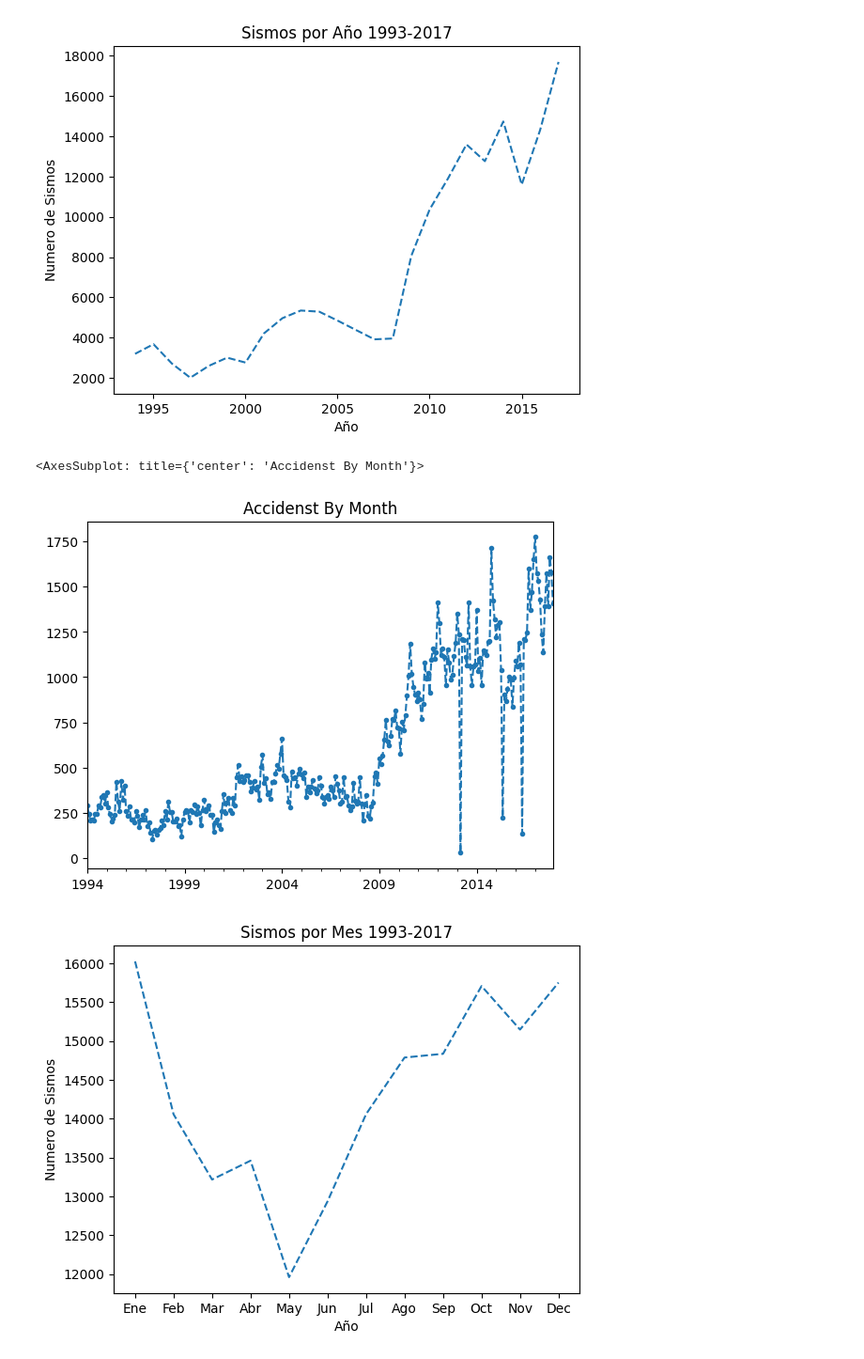
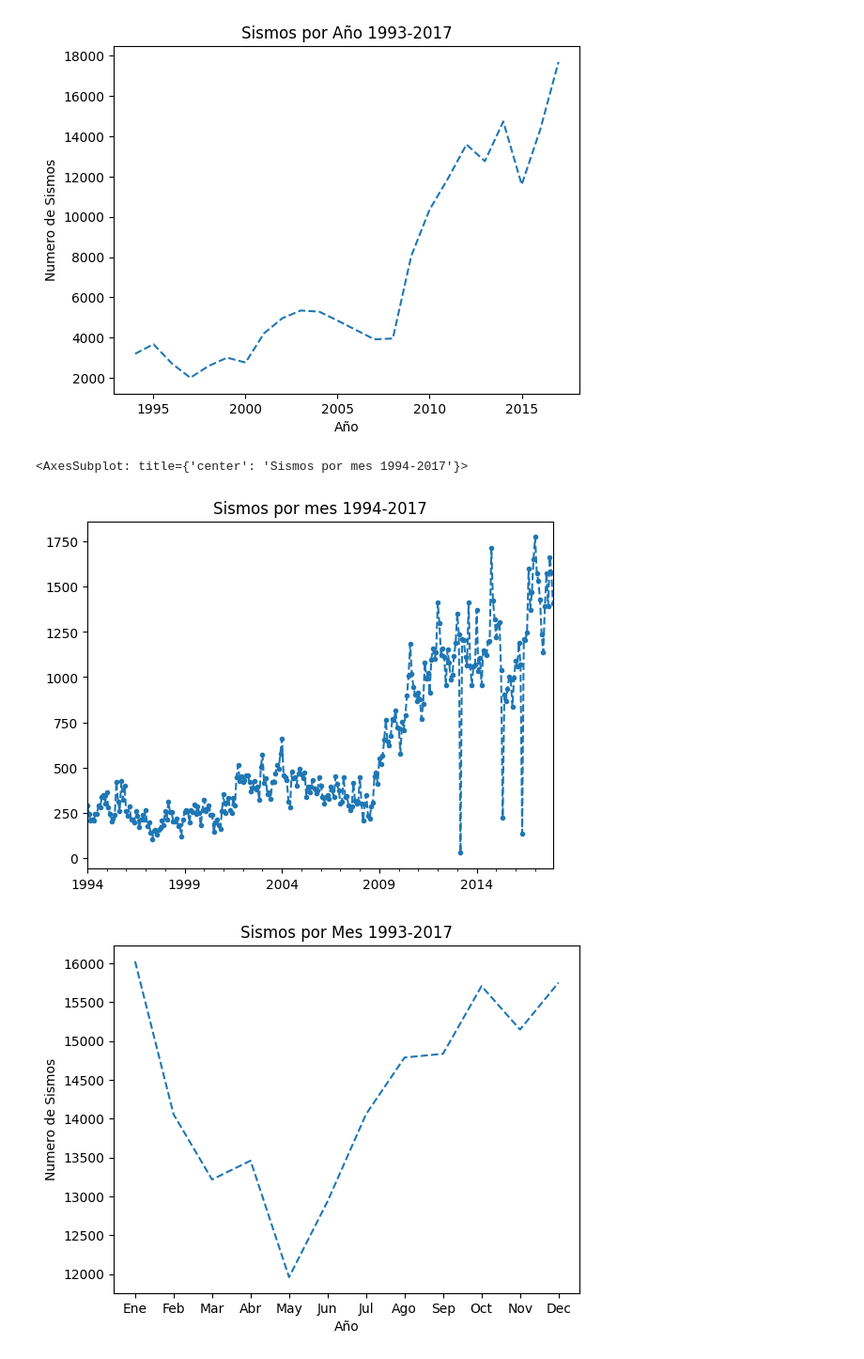
Before and after one commit to EDGAR-BARAHONA/Programacion-Python-Gis, a Jupyter notebook: Analitica/AnalisisSismico.ipynb, the cells around one changed output. Shown at 94% size. Saved outputs shown, nothing was run; the diff lists cells and outputs as text; code cells hidden in the pictures.

```diff
--- a/Analitica/AnalisisSismico.ipynb
+++ b/Analitica/AnalisisSismico.ipynb
@@ -132,10 +133,10 @@ gpsa.lines[0].set_linestyle("--")
 # %%
 month = sismos.FechaCompleta.dt.to_period(freq = 'M')
 monthly_accidents = month.value_counts().sort_index()
-monthly_accidents.plot(marker='.', ls = '--', title = 'Accidenst By Month')
+monthly_accidents.plot(marker='.', ls = '--', title = 'Sismos por mes 1994-2017')
 # %% [output]
-<AxesSubplot: title={'center': 'Accidenst By Month'}>
+<AxesSubplot: title={'center': 'Sismos por mes 1994-2017'}>
-[figure, old version]
+[figure, new version]
 # %%
 sismosmes = sismos.Mes.value_counts().sort_index()
 sismosmes.index = ['Ene','Feb','Mar','Abr','May','Jun', 'Jul','Ago','Sep','Oct','Nov','Dec']
```
Also changed, not shown: parts of 3 cells of this notebook.
